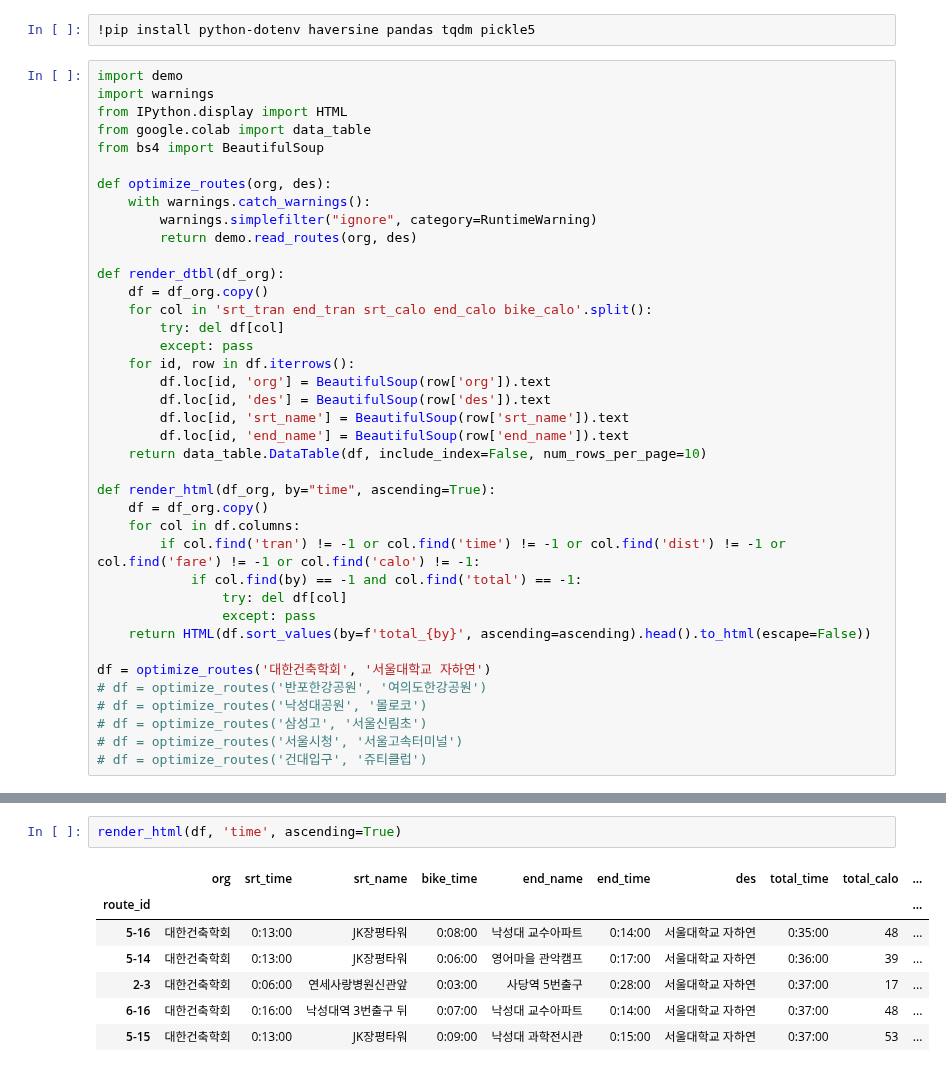
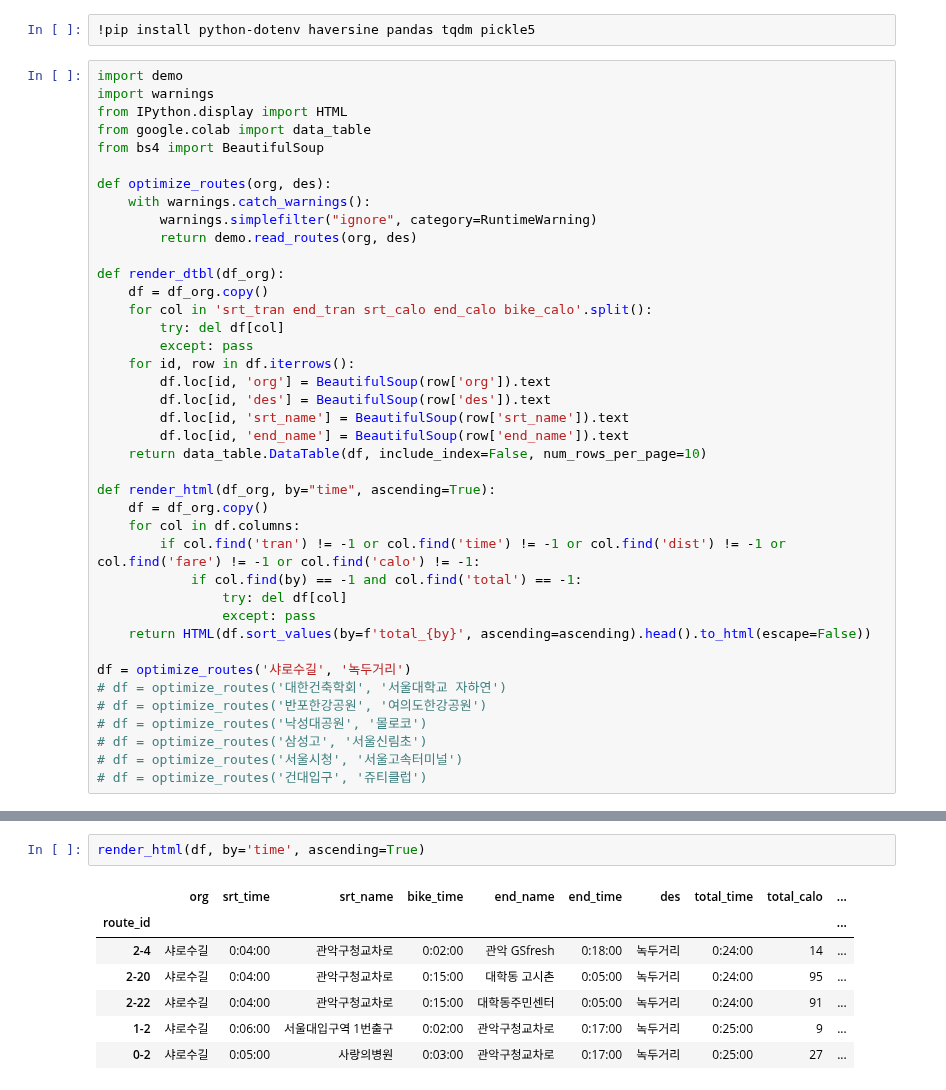
Before and after one commit to lucetre-snu/seoul-bike-transit, a Jupyter notebook: route-finder/demo.ipynb, the cells around one changed output, grey strips where cells are left out. Drawn from its saved outputs; the diff is of its cells as text.

```diff
--- a/route-finder/demo.ipynb
+++ b/route-finder/demo.ipynb
@@ -46,7 +50,8 @@ def render_html(df_org, by="time", ascending=True):
                 except: pass
     return HTML(df.sort_values(by=f'total_{by}', ascending=ascending).head().to_html(escape=False))
 
-df = optimize_routes('대한건축학회', '서울대학교 자하연')
+df = optimize_routes('샤로수길', '녹두거리')
+# df = optimize_routes('대한건축학회', '서울대학교 자하연')
 # df = optimize_routes('반포한강공원', '여의도한강공원')
 # df = optimize_routes('낙성대공원', '몰로코')
 # df = optimize_routes('삼성고', '서울신림초')
@@ -72,10 +77,10 @@ render_dtbl(df)
 # %%
-render_html(df, 'time', ascending=True)
+render_html(df, by='time', ascending=True)
 # %% [output]
 |  | org | srt_time | srt_name | bike_time | end_name | end_time | des | total_time | total_calo | ... |
 | route_id |  |  |  |  |  |  |  |  |  | ... |
-| 5-16 | 대한건축학회 | 0:13:00 | JK장평타워 | 0:08:00 | 낙성대 교수아파트 | 0:14:00 | 서울대학교 자하연 | 0:35:00 | 48 | ... |
-| 5-14 | 대한건축학회 | 0:13:00 | JK장평타워 | 0:06:00 | 영어마을 관악캠프 | 0:17:00 | 서울대학교 자하연 | 0:36:00 | 39 | ... |
-| 2-3 | 대한건축학회 | 0:06:00 | 연세사랑병원신관앞 | 0:03:00 | 사당역 5번출구 | 0:28:00 | 서울대학교 자하연 | 0:37:00 | 17 | ... |
-| 6-16 | 대한건축학회 | 0:16:00 | 낙성대역 3번출구 뒤 | 0:07:00 | 낙성대 교수아파트 | 0:14:00 | 서울대학교 자하연 | 0:37:00 | 48 | ... |
-| 5-15 | 대한건축학회 | 0:13:00 | JK장평타워 | 0:09:00 | 낙성대 과학전시관 | 0:15:00 | 서울대학교 자하연 | 0:37:00 | 53 | ... |
+| 2-4 | 샤로수길 | 0:04:00 | 관악구청교차로 | 0:02:00 | 관악 GSfresh | 0:18:00 | 녹두거리 | 0:24:00 | 14 | ... |
+| 2-20 | 샤로수길 | 0:04:00 | 관악구청교차로 | 0:15:00 | 대학동 고시촌 | 0:05:00 | 녹두거리 | 0:24:00 | 95 | ... |
+| 2-22 | 샤로수길 | 0:04:00 | 관악구청교차로 | 0:15:00 | 대학동주민센터 | 0:05:00 | 녹두거리 | 0:24:00 | 91 | ... |
+| 1-2 | 샤로수길 | 0:06:00 | 서울대입구역 1번출구 | 0:02:00 | 관악구청교차로 | 0:17:00 | 녹두거리 | 0:25:00 | 9 | ... |
+| 0-2 | 샤로수길 | 0:05:00 | 사랑의병원 | 0:03:00 | 관악구청교차로 | 0:17:00 | 녹두거리 | 0:25:00 | 27 | ... |
```
Also changed, not shown: parts of 2 cells of this notebook, 1 other file.
